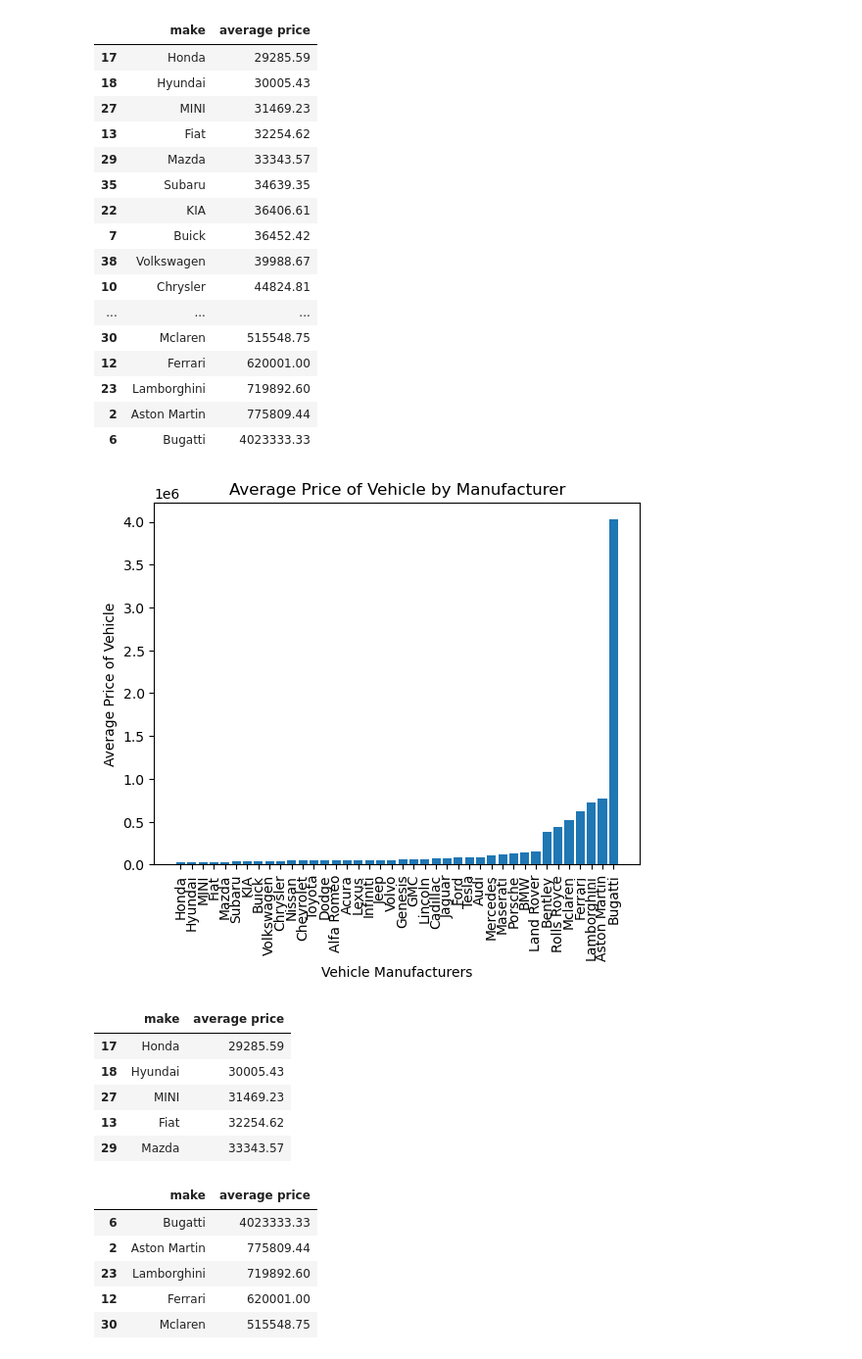
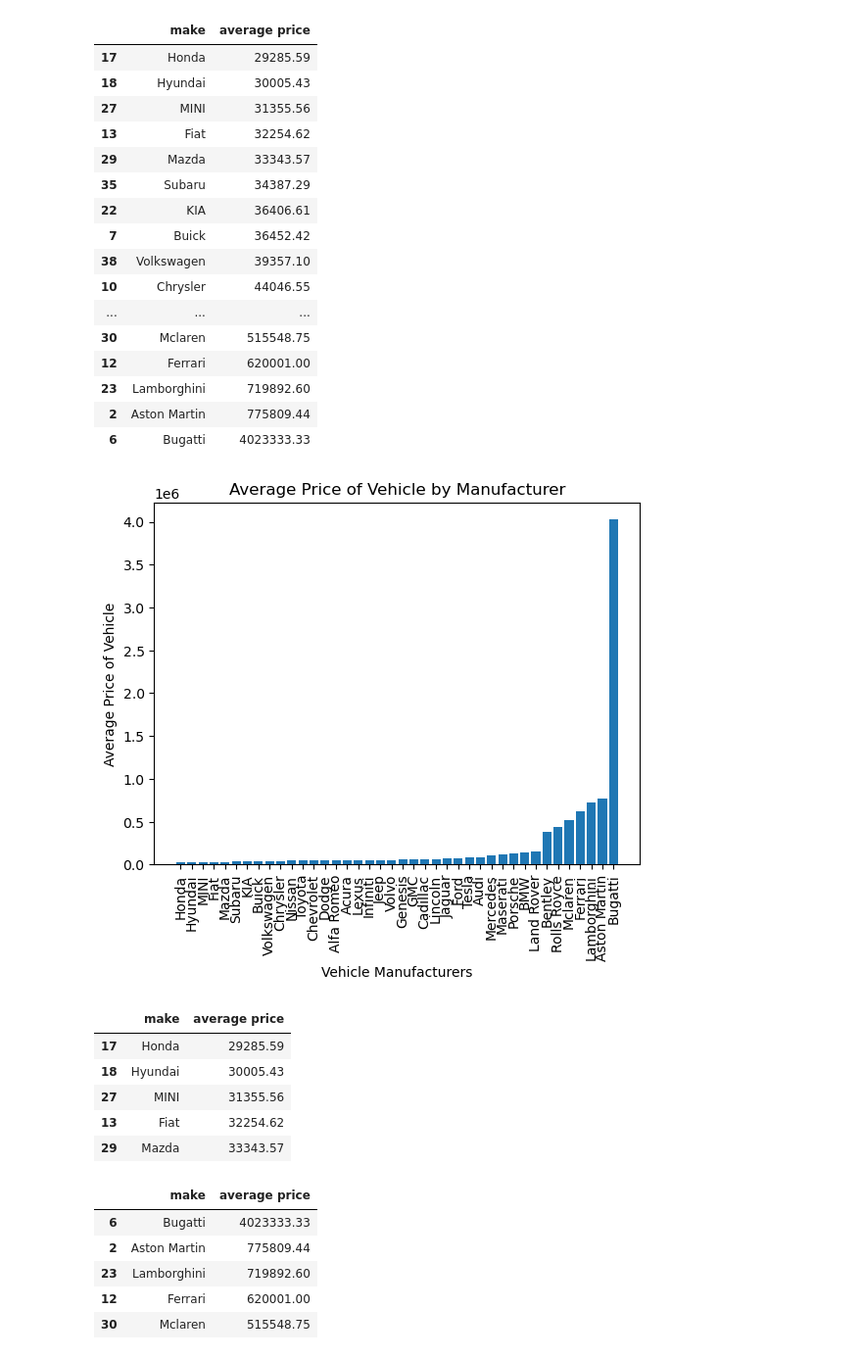
Before and after one commit to raniljoshua/Data-Analysis-Bootcamp_Project-1, a Jupyter notebook: vehicle_analysis.ipynb, the cells around one changed output. Shown at 98% size. Cells and saved outputs as stored; diff of their text form; code cells hidden in the pictures.

```diff
--- a/vehicle_analysis.ipynb
+++ b/vehicle_analysis.ipynb
@@ -6,8 +6,11 @@ from census import Census
 import matplotlib.pyplot as plt
 # %%
 #csv files
-car_prices_csv = "prices_clean.csv"
+#car_prices_csv = "prices_clean.csv"
+combined_vehicle_csv= "combined_vehicle_data.csv"
 
-car_prices_df = pd.read_csv(car_prices_csv)
-car_prices_df
+#car_prices_df = pd.read_csv(car_prices_csv)
+combined_vehicle_df= pd.read_csv(combined_vehicle_csv)
+
+combined_vehicle_df
 # %% [output]
@@ -27,32 +30,32 @@ car_prices_df
 # %%
 #find the average price of vehicle per manufactuer
-average_prices_per_make = car_prices_df.groupby("make")["price"].mean().reset_index()
+average_prices_per_make = combined_vehicle_df.groupby("make")["price"].mean().reset_index()
 
 #set float format without scientific notation
 pd.options.display.float_format = '{:.2f}'.format
 
 #change column name to average price
 column_name_mapping = {
     "price": "average price"}
 average_prices_per_make=average_prices_per_make.rename(columns=column_name_mapping)
 
 #put in ascending order by price
 average_prices_per_make= average_prices_per_make.sort_values(by="average price", ascending= True)
 
 #average price per manufactuerer lowerst to highest
 average_prices_per_make
 # %% [output]
 |  | make | average price |
 | 17 | Honda | 29285.59 |
 | 18 | Hyundai | 30005.43 |
-| 27 | MINI | 31469.23 |
+| 27 | MINI | 31355.56 |
 | 13 | Fiat | 32254.62 |
 | 29 | Mazda | 33343.57 |
-| 35 | Subaru | 34639.35 |
+| 35 | Subaru | 34387.29 |
 | 22 | KIA | 36406.61 |
 | 7 | Buick | 36452.42 |
-| 38 | Volkswagen | 39988.67 |
-| 10 | Chrysler | 44824.81 |
+| 38 | Volkswagen | 39357.10 |
+| 10 | Chrysler | 44046.55 |
 | ... | ... | ... |
 | 30 | Mclaren | 515548.75 |
 | 12 | Ferrari | 620001.00 |
@@ -74,7 +77,7 @@ plt.xticks(rotation=90)
 
 plt.show()
 # %% [output]
-[figure, old version]
+[figure, new version]
 # %%
 #5 cheapest manufactuerers
 cheapest_vehicles = average_prices_per_make.sort_values(by="average price").head(5)
@@ -83,7 +86,7 @@ cheapest_vehicles
 |  | make | average price |
 | 17 | Honda | 29285.59 |
 | 18 | Hyundai | 30005.43 |
-| 27 | MINI | 31469.23 |
+| 27 | MINI | 31355.56 |
 | 13 | Fiat | 32254.62 |
 | 29 | Mazda | 33343.57 |
 # %%
```
Also changed, not shown: parts of 6 cells of this notebook.
